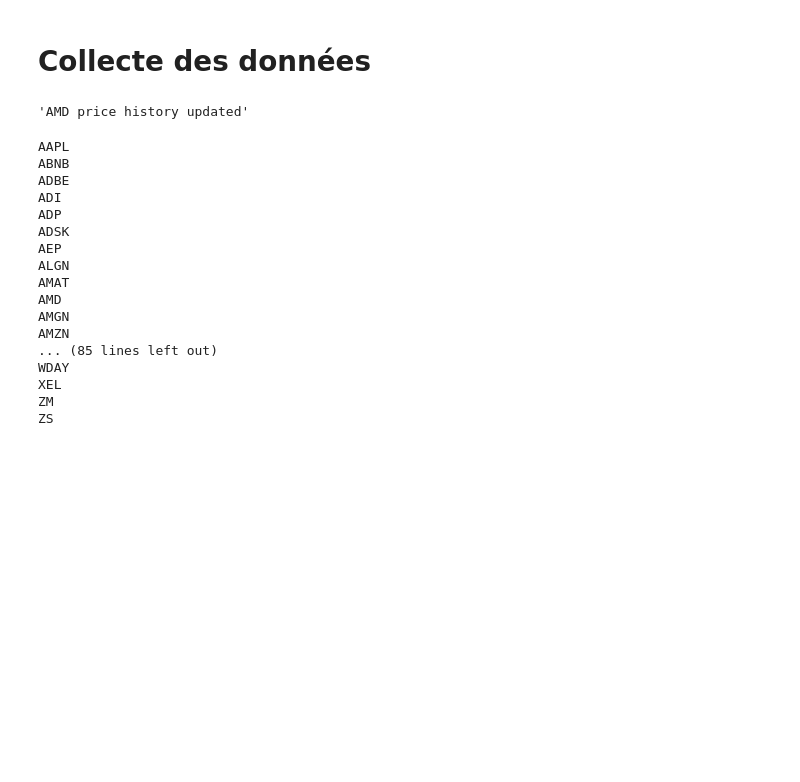
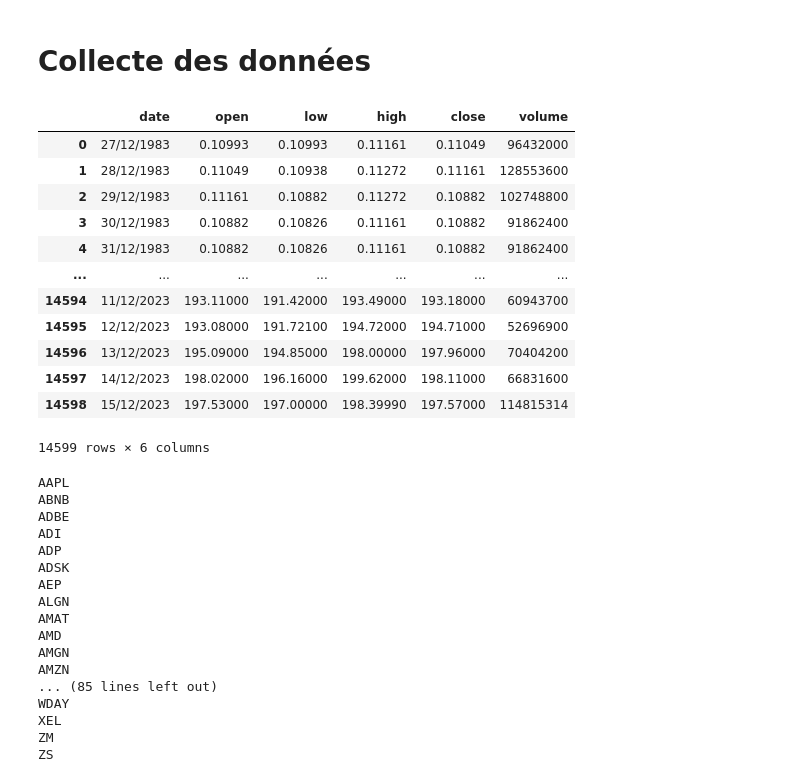
Before and after one commit to RAZMOKEUR/MoodMarket, a Jupyter notebook: back/backIA/price-prediction model/nb/Data.ipynb, the cells around one changed output. Drawn from its saved outputs; the diff is of its cells as text; code cells hidden in the pictures; blank space fills up the shorter version.

```diff
--- a/back/backIA/price-prediction model/nb/Data.ipynb
+++ b/back/backIA/price-prediction model/nb/Data.ipynb
@@ -45,22 +45,21 @@ def save_nasdaq_constituent_to_database(nasdaq_constituent):
 # %%
 # historical price
 def getstockpricehistory(stock):
-    request = requests.get(url=f"https://financialmodelingprep.com/api/v3/historical-price-full/{stock}?serietype=line&apikey={fmp_api_key}")
+    request = requests.get(url=f"https://financialmodelingprep.com/api/v3/historical-chart/1day/{stock}?apikey={fmp_api_key}")
     response = request.json()
-    df = pd.json_normalize(response, 'historical')
-    df = df.rename(columns={'date': 'Date', 'close': 'Close'})
+    df = pd.json_normalize(response)
 
     # Drop duplicates
-    df = df.drop_duplicates(subset='Date')
+    df = df.drop_duplicates(subset='date')
 
     # Convert the 'Date' column to datetime
-    df['Date'] = pd.to_datetime(df['Date'])
+    df['date'] = pd.to_datetime(df['date'])
 
     # Fill in missing dates with the value of the previous date
-    df = df.set_index('Date').asfreq('D', method='bfill').reset_index()
+    df = df.set_index('date').asfreq('D', method='bfill').reset_index()
 
     # Change the date format to DD/MM/YYYY
-    df['Date'] = df['Date'].dt.strftime('%d/%m/%Y')
+    df['date'] = df['date'].dt.strftime('%d/%m/%Y')
 
     return df
 
@@ -88,10 +87,22 @@ def updateStockPricesHistory():
         saveStockPriceHistory(stock)
 
     return 'stocks prices history updated'
-# %%
-saveStockPriceHistory('AMD')
-# %% [output]
-'AMD price history updated'
+# %%
+getstockpricehistory("AAPL")
+# %% [output]
+|  | date | open | low | high | close | volume |
+| 0 | 27/12/1983 | 0.10993 | 0.10993 | 0.11161 | 0.11049 | 96432000 |
+| 1 | 28/12/1983 | 0.11049 | 0.10938 | 0.11272 | 0.11161 | 128553600 |
+| 2 | 29/12/1983 | 0.11161 | 0.10882 | 0.11272 | 0.10882 | 102748800 |
+| 3 | 30/12/1983 | 0.10882 | 0.10826 | 0.11161 | 0.10882 | 91862400 |
+| 4 | 31/12/1983 | 0.10882 | 0.10826 | 0.11161 | 0.10882 | 91862400 |
+| ... | ... | ... | ... | ... | ... | ... |
+| 14594 | 11/12/2023 | 193.11000 | 191.42000 | 193.49000 | 193.18000 | 60943700 |
+| 14595 | 12/12/2023 | 193.08000 | 191.72100 | 194.72000 | 194.71000 | 52696900 |
+| 14596 | 13/12/2023 | 195.09000 | 194.85000 | 198.00000 | 197.96000 | 70404200 |
+| 14597 | 14/12/2023 | 198.02000 | 196.16000 | 199.62000 | 198.11000 | 66831600 |
+| 14598 | 15/12/2023 | 197.53000 | 197.00000 | 198.39990 | 197.57000 | 114815314 |
+14599 rows × 6 columns
 # %%
 updateStockPricesHistory()
 # %% [output]
```
Also changed, not shown: 4 other files.
